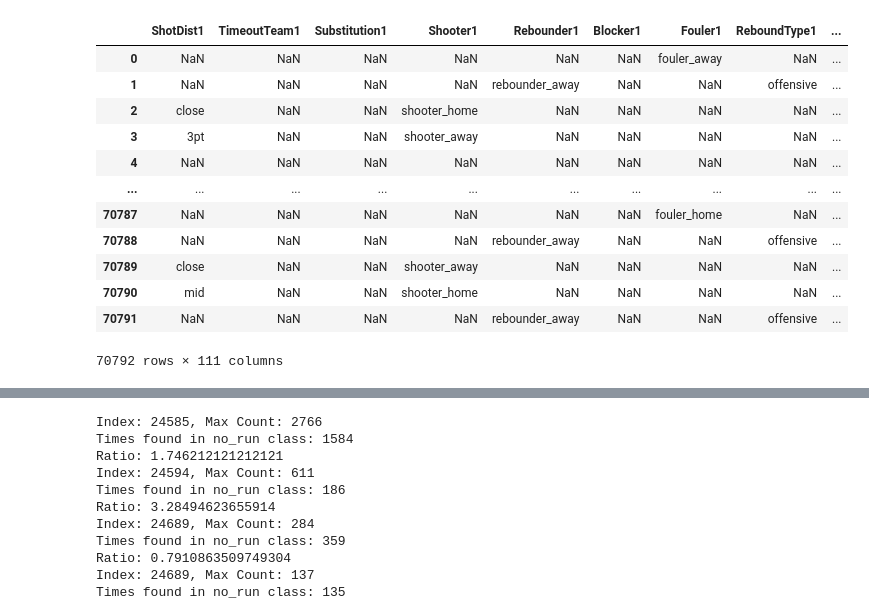
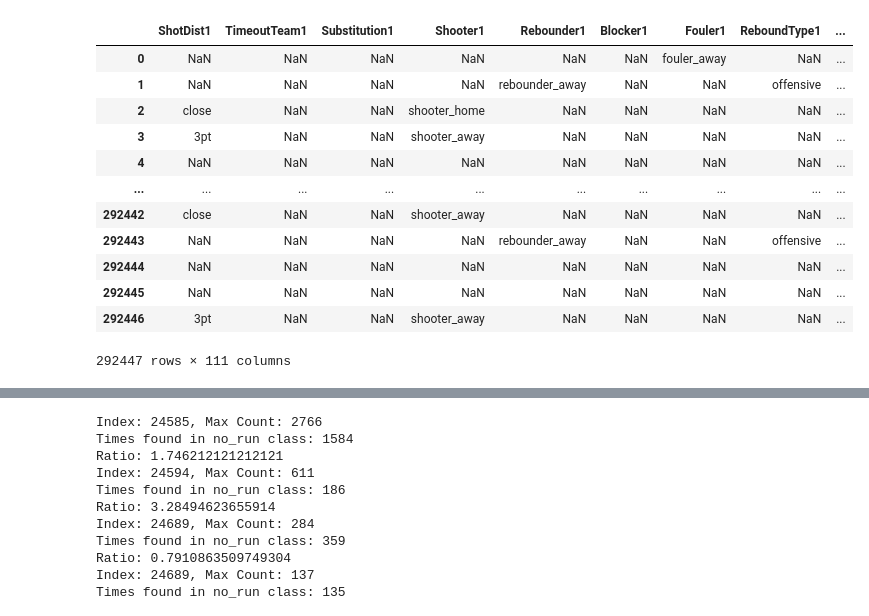
Before and after one commit to isevr/NBA_runs_prediction, a Jupyter notebook: seq_min.ipynb, the cells around one changed output, grey strips where cells are left out. Cells and saved outputs as stored; diff of their text form; code cells hidden in the pictures.

```diff
--- a/seq_min.ipynb
+++ b/seq_min.ipynb
@@ -26,19 +26,19 @@ from tensorflow.keras.callbacks import ModelCheckpoint
 from tqdm.notebook import tqdm_notebook
 from sklearn.tree import export_graphviz
 # %%
-combined_df = pd.read_csv('comb_df.csv',index_col=0)
+combined_df = pd.read_csv('home_runs.csv')
 combined_df
 # %% [output]
 |  | ShotDist1 | TimeoutTeam1 | Substitution1 | Shooter1 | Rebounder1 | Blocker1 | Fouler1 | ReboundType1 | ... |
 | 0 | NaN | NaN | NaN | NaN | NaN | NaN | fouler_away | NaN | ... |
 | 1 | NaN | NaN | NaN | NaN | rebounder_away | NaN | NaN | offensive | ... |
 | 2 | close | NaN | NaN | shooter_home | NaN | NaN | NaN | NaN | ... |
 | 3 | 3pt | NaN | NaN | shooter_away | NaN | NaN | NaN | NaN | ... |
 | 4 | NaN | NaN | NaN | NaN | NaN | NaN | NaN | NaN | ... |
 | ... | ... | ... | ... | ... | ... | ... | ... | ... | ... |
-| 70787 | NaN | NaN | NaN | NaN | NaN | NaN | fouler_home | NaN | ... |
-| 70788 | NaN | NaN | NaN | NaN | rebounder_away | NaN | NaN | offensive | ... |
-| 70789 | close | NaN | NaN | shooter_away | NaN | NaN | NaN | NaN | ... |
-| 70790 | mid | NaN | NaN | shooter_home | NaN | NaN | NaN | NaN | ... |
-| 70791 | NaN | NaN | NaN | NaN | rebounder_away | NaN | NaN | offensive | ... |
+| 292442 | close | NaN | NaN | shooter_away | NaN | NaN | NaN | NaN | ... |
+| 292443 | NaN | NaN | NaN | NaN | rebounder_away | NaN | NaN | offensive | ... |
+| 292444 | NaN | NaN | NaN | NaN | NaN | NaN | NaN | NaN | ... |
+| 292445 | NaN | NaN | NaN | NaN | NaN | NaN | NaN | NaN | ... |
+| 292446 | 3pt | NaN | NaN | shooter_away | NaN | NaN | NaN | NaN | ... |
-70792 rows × 111 columns
+292447 rows × 111 columns
```
Also changed, not shown: parts of 7 cells of this notebook, 3 other files.
